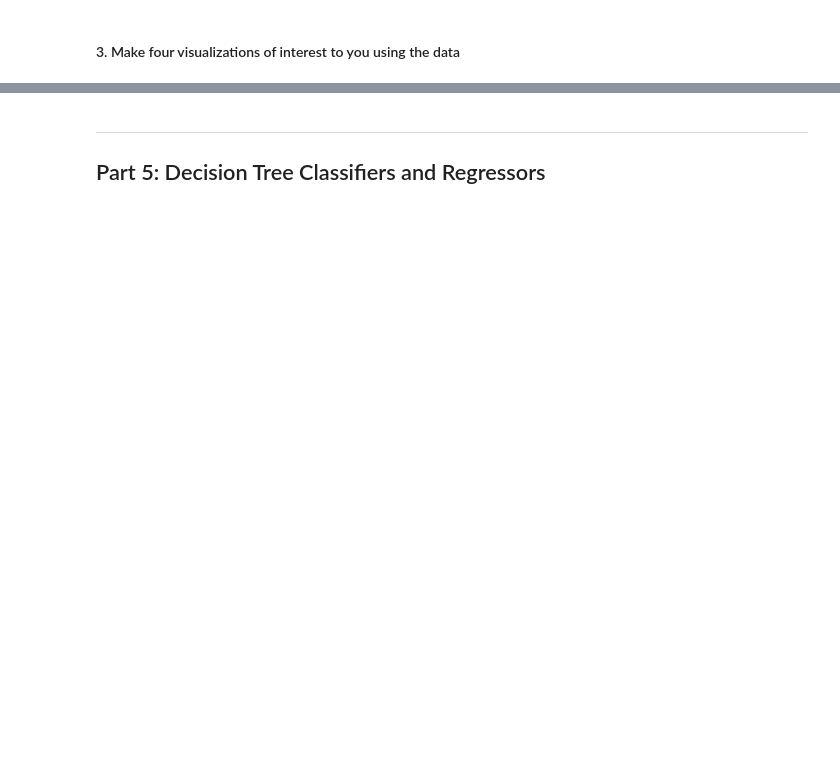
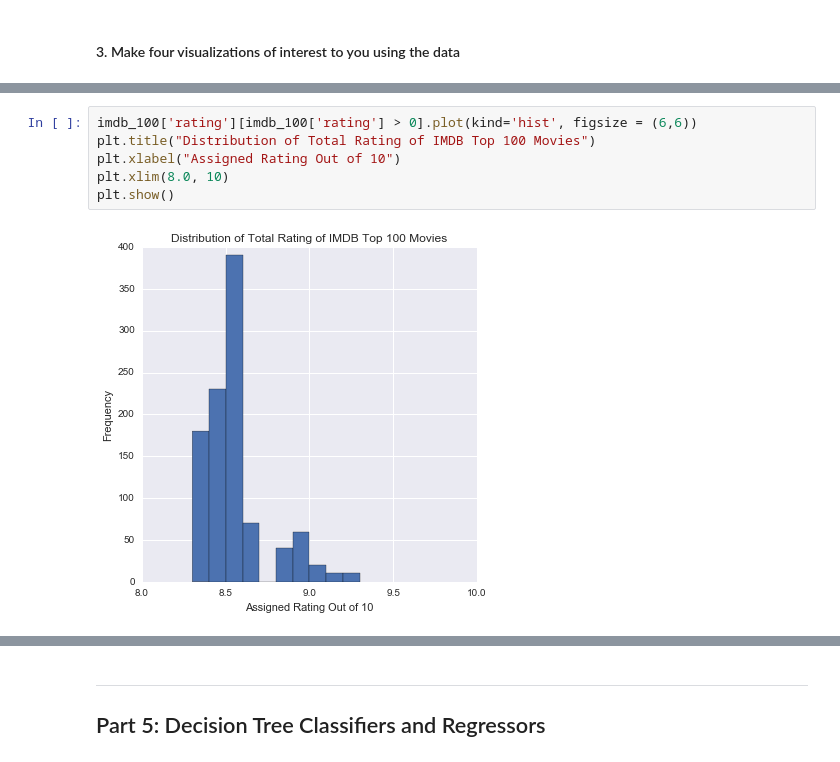
Before and after one commit to sambozek/DSI-SF-1-sebozek, a Jupyter notebook: projects/project-06/starter-code/starter-code.ipynb, the cells around one changed output, grey strips where cells are left out. Saved outputs shown, nothing was run; the diff lists cells and outputs as text; blank space fills up the shorter version.

```diff
--- a/projects/project-06/starter-code/starter-code.ipynb
+++ b/projects/project-06/starter-code/starter-code.ipynb
@@ -385,0 +353,8 @@ For ease, we can call these table1 and table2
+# %%
+imdb_100['rating'][imdb_100['rating'] > 0].plot(kind='hist', figsize = (6,6))
+plt.title("Distribution of Total Rating of IMDB Top 100 Movies")
+plt.xlabel("Assigned Rating Out of 10")
+plt.xlim(8.0, 10)
+plt.show()
+# %% [output]
+[figure, added]
```
Also changed, not shown: parts of 65 cells of this notebook.
